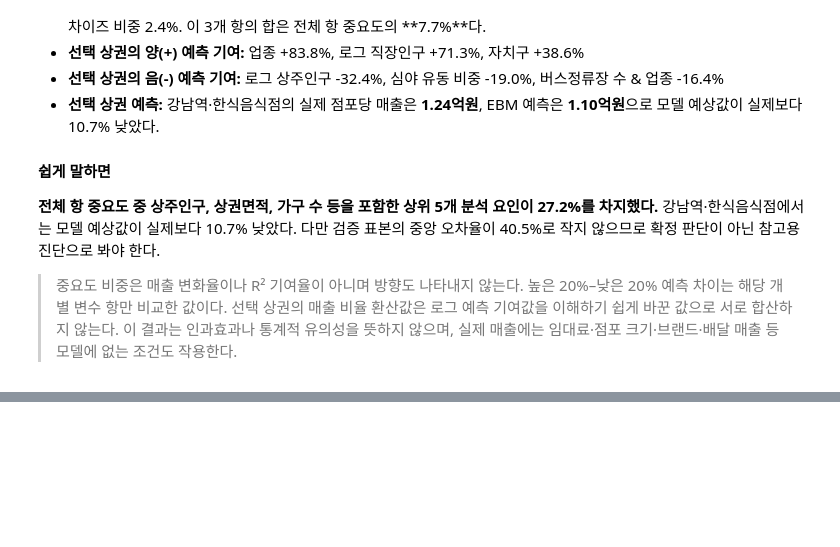
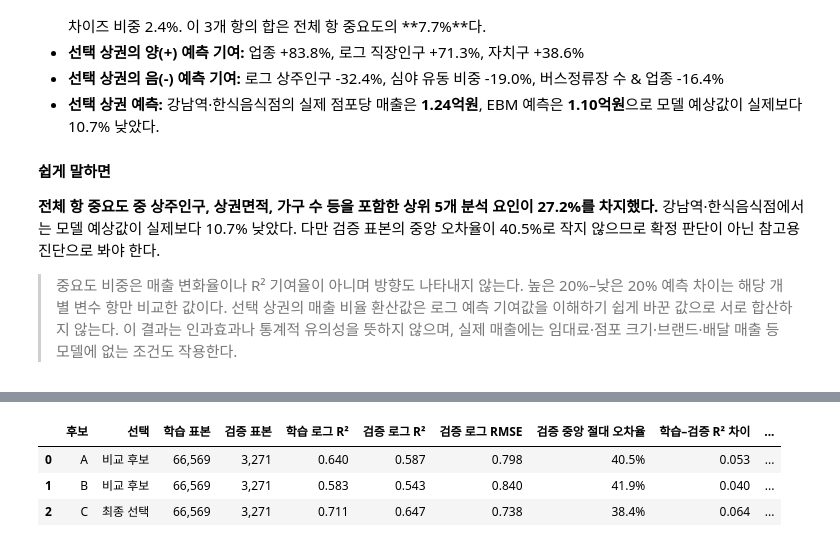
Before and after one commit to scksh/seoul_commerce, a Jupyter notebook: analysis/analysis.ipynb, the cells around one changed output, grey strips where cells are left out. Drawn from its saved outputs; the diff is of its cells as text; code cells hidden in the pictures; blank space fills up the shorter version.

```diff
--- a/analysis/analysis.ipynb
+++ b/analysis/analysis.ipynb
@@ -1623,0 +1630,86 @@ display(Markdown(
+# %%
+import json
+
+import joblib
+
+model_dir = project_root / "outputs" / "models"
+evaluation_path = model_dir / f"ebm_evaluation_{reference_quarter}.joblib"
+final_model_path = model_dir / f"ebm_final_{reference_quarter}.joblib"
+metadata_path = model_dir / "model_metadata.json"
+for required_path in [evaluation_path, final_model_path, metadata_path]:
+    if not required_path.exists():
+        raise FileNotFoundError(f"저장된 모델 결과가 없습니다: {required_path}")
+
+saved_result = joblib.load(evaluation_path)
+model_metadata = json.loads(metadata_path.read_text(encoding="utf-8"))
+if str(model_metadata["reference_quarter"]) != reference_quarter:
+    raise ValueError("노트북 기준분기와 저장된 모델의 기준분기가 다릅니다.")
+
+selected_candidate = str(saved_result["selected_candidate"])
+candidate_metrics = saved_result["model_metrics"].copy()
+candidate_metrics["선택"] = np.where(
+    candidate_metrics["candidate"].astype(str).eq(selected_candidate), "최종 선택", "비교 후보"
+)
+candidate_comparison_df = candidate_metrics.rename(columns={
+    "candidate": "후보",
+    "training_rows": "학습 표본",
+    "validation_rows": "검증 표본",
+    "train_log_r2": "학습 로그 R²",
+    "validation_log_r2": "검증 로그 R²",
+    "validation_log_rmse": "검증 로그 RMSE",
+    "validation_median_absolute_percentage_error": "검증 중앙 절대 오차율",
+    "train_validation_r2_gap": "학습–검증 R² 차이",
+    "training_seconds": "학습 시간(초)",
+})[[
+    "후보", "선택", "학습 표본", "검증 표본", "학습 로그 R²",
+    "검증 로그 R²", "검증 로그 RMSE", "검증 중앙 절대 오차율",
+    "학습–검증 R² 차이", "학습 시간(초)",
+]].sort_values("후보").reset_index(drop=True)
+
+display(Markdown("### 후보별 동일 분기 성능 비교"))
+display(candidate_comparison_df.style.format({
+    "학습 표본": "{:,}", "검증 표본": "{:,}",
+    "학습 로그 R²": "{:.3f}", "검증 로그 R²": "{:.3f}",
+    "검증 로그 RMSE": "{:.3f}", "검증 중앙 절대 오차율": "{:.1%}",
+    "학습–검증 R² 차이": "{:.3f}", "학습 시간(초)": "{:,.1f}",
+}).apply(
+    lambda row: ["background-color: #FFF3BF" if row["선택"] == "최종 선택" else "" for _ in row],
+    axis=1,
+))
+
+final_predictions = saved_result["predictions"].copy()
+prediction_columns = ["actual_sales_per_store", "predicted_sales_per_store"]
+final_predictions = final_predictions.dropna(subset=prediction_columns).copy()
+positive_prediction_mask = final_predictions[prediction_columns].gt(0).all(axis=1)
+final_predictions = final_predictions[positive_prediction_mask].copy()
+actual_log = np.log(final_predictions["actual_sales_per_store"].to_numpy())
+predicted_log = np.log(final_predictions["predicted_sales_per_store"].to_numpy())
+absolute_error_rate = final_predictions["prediction_error_rate"].abs()
+
+selected_pipeline_summary_df = pd.DataFrame({
+    "선택 후보": [selected_candidate],
+    "검증 분기": [reference_quarter],
+    "검증 표본": [len(final_predictions)],
+    "로그 R²": [r2_score(actual_log, predicted_log)],
+    "로그 RMSE": [np.sqrt(np.mean((actual_log - predicted_log) ** 2))],
+    "중앙 절대 오차율": [absolute_error_rate.median()],
+    "오차 20% 이내 비율": [(absolute_error_rate <= 0.20).mean()],
+    "오차 50% 이내 비율": [(absolute_error_rate <= 0.50).mean()],
+})
+display(Markdown("### 선택된 최종 설정의 검증 요약"))
+display(selected_pipeline_summary_df.style.format({
+    "검증 표본": "{:,}", "로그 R²": "{:.3f}", "로그 RMSE": "{:.3f}",
+    "중앙 절대 오차율": "{:.1%}", "오차 20% 이내 비율": "{:.1%}",
+    "오차 50% 이내 비율": "{:.1%}",
+}))
+
+model_role_df = pd.DataFrame({
+    "저장 모델": [evaluation_path.name, final_model_path.name],
+    "역할": ["후보 선택·시간 검증·설명", "선택 후보로 전체 자료 재학습"],
+    "학습 표본": [model_metadata["training_rows"], model_metadata["all_rows"]],
+    "독립 검증 표본": [model_metadata["validation_rows"], 0],
+    "성능 해석": ["위 검증 성능 사용", "별도 홀드아웃 성능 없음"],
+})
+display(Markdown("### 평가 모델과 운영용 최종 모델의 차이"))
+display(model_role_df.style.format({"학습 표본": "{:,}", "독립 검증 표본": "{:,}"}))
+# %% [output]
@@ -1623,0 +1717,4 @@ display(Markdown(
+|  | 후보 | 선택 | 학습 표본 | 검증 표본 | 학습 로그 R² | 검증 로그 R² | 검증 로그 RMSE | 검증 중앙 절대 오차율 | 학습–검증 R² 차이 | ... |
+| 0 | A | 비교 후보 | 66,569 | 3,271 | 0.640 | 0.587 | 0.798 | 40.5% | 0.053 | ... |
+| 1 | B | 비교 후보 | 66,569 | 3,271 | 0.583 | 0.543 | 0.840 | 41.9% | 0.040 | ... |
+| 2 | C | 최종 선택 | 66,569 | 3,271 | 0.711 | 0.647 | 0.738 | 38.4% | 0.064 | ... |
```
Also changed, not shown: parts of 5 cells of this notebook, 24 other files.
